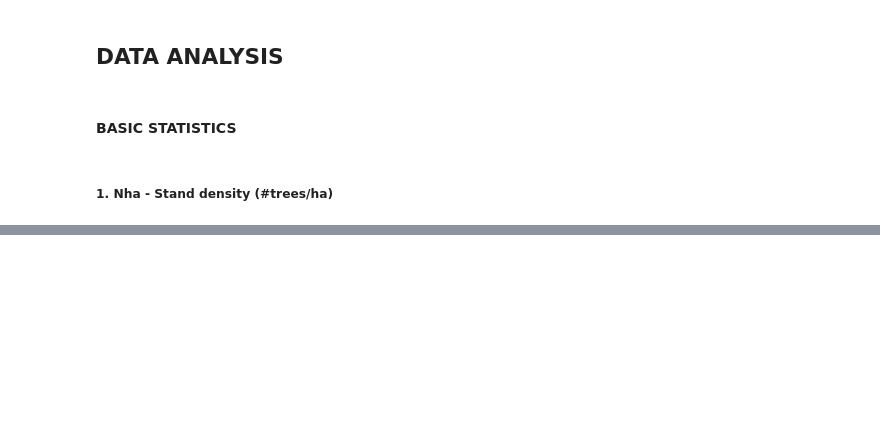
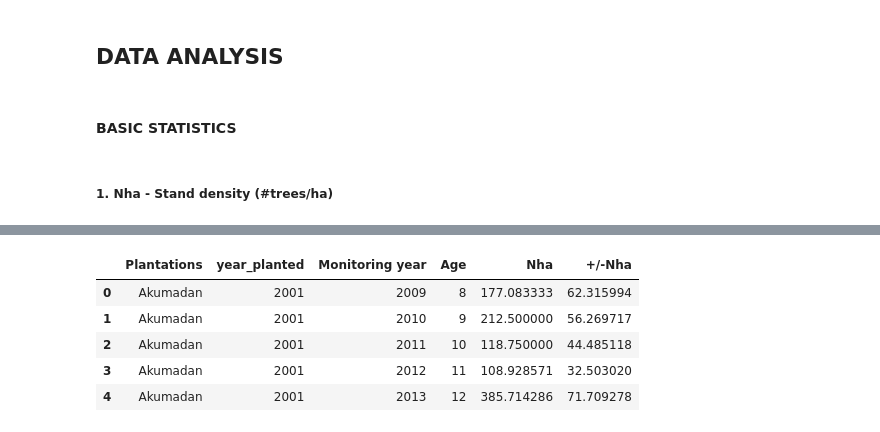
Before and after one commit to ds-gowusu/data_predictor_model, a Jupyter notebook: data_analytics.ipynb, the cells around one changed output, grey strips where cells are left out. Cells and saved outputs as stored; diff of their text form; code cells hidden in the pictures; blank space fills up the shorter version.

```diff
--- a/data_analytics.ipynb
+++ b/data_analytics.ipynb
@@ -485,0 +529,10 @@ sd.head()
+# %%
+sd = ed[['Plantations', 'year_planted', 'Monitoring year', 'Age', 'Nha', '+/-Nha']]
+sd.head()
+# %% [output]
+|  | Plantations | year_planted | Monitoring year | Age | Nha | +/-Nha |
+| 0 | Akumadan | 2001 | 2009 | 8 | 177.083333 | 62.315994 |
+| 1 | Akumadan | 2001 | 2010 | 9 | 212.500000 | 56.269717 |
+| 2 | Akumadan | 2001 | 2011 | 10 | 118.750000 | 44.485118 |
+| 3 | Akumadan | 2001 | 2012 | 11 | 108.928571 | 32.503020 |
+| 4 | Akumadan | 2001 | 2013 | 12 | 385.714286 | 71.709278 |
```
Also changed, not shown: parts of 10 cells of this notebook.
